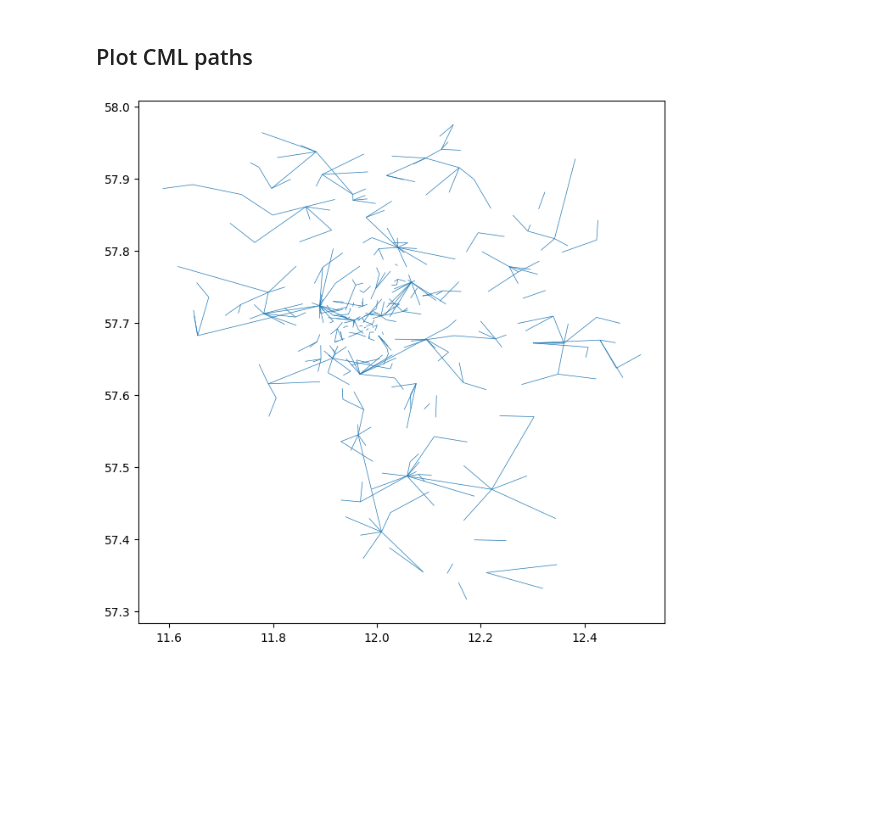
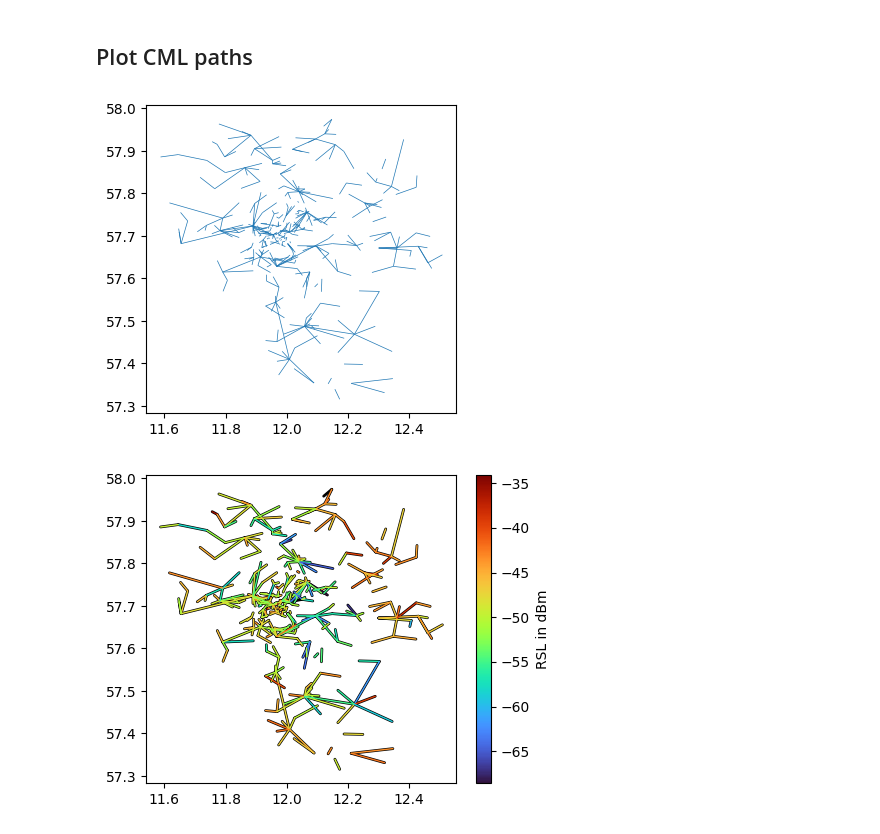
Before and after one commit to OpenSenseAction/poligrain, a Jupyter notebook: docs/notebooks/Plotting.ipynb, the cells around one changed output. Saved outputs shown, nothing was run; the diff lists cells and outputs as text; code cells hidden in the pictures; blank space fills up the shorter version.

Commit message:
add example with colored lines to notebook

```diff
--- a/docs/notebooks/Plotting.ipynb
+++ b/docs/notebooks/Plotting.ipynb
@@ -14,7 +17,17 @@ import poligrain as plg
 # %%
 ds_cmls = xr.open_dataset("../../tests/test_data/openMRG_CML_180minutes.nc")
 
-fig, ax = plt.subplots(figsize=(8, 8))
+fig, ax = plt.subplots(figsize=(4, 4))
 plg.plot_map.plot_lines(ds_cmls, linewidth=0.5, ax=ax);
 # %% [output]
-[figure, old version]
+[figure, new version]
+# %%
+ds_cmls = xr.open_dataset("../../tests/test_data/openMRG_CML_180minutes.nc")
+
+fig, ax = plt.subplots(figsize=(5, 4))
+lines = plg.plot_map.plot_lines(
+    ds_cmls.rsl.isel(sublink_id=0).isel(time=100), linewidth=1, ax=ax
+)
+plt.colorbar(lines, label="RSL in dBm");
+# %% [output]
+[figure, added]
```
Also changed, not shown: parts of 1 cell of this notebook.
